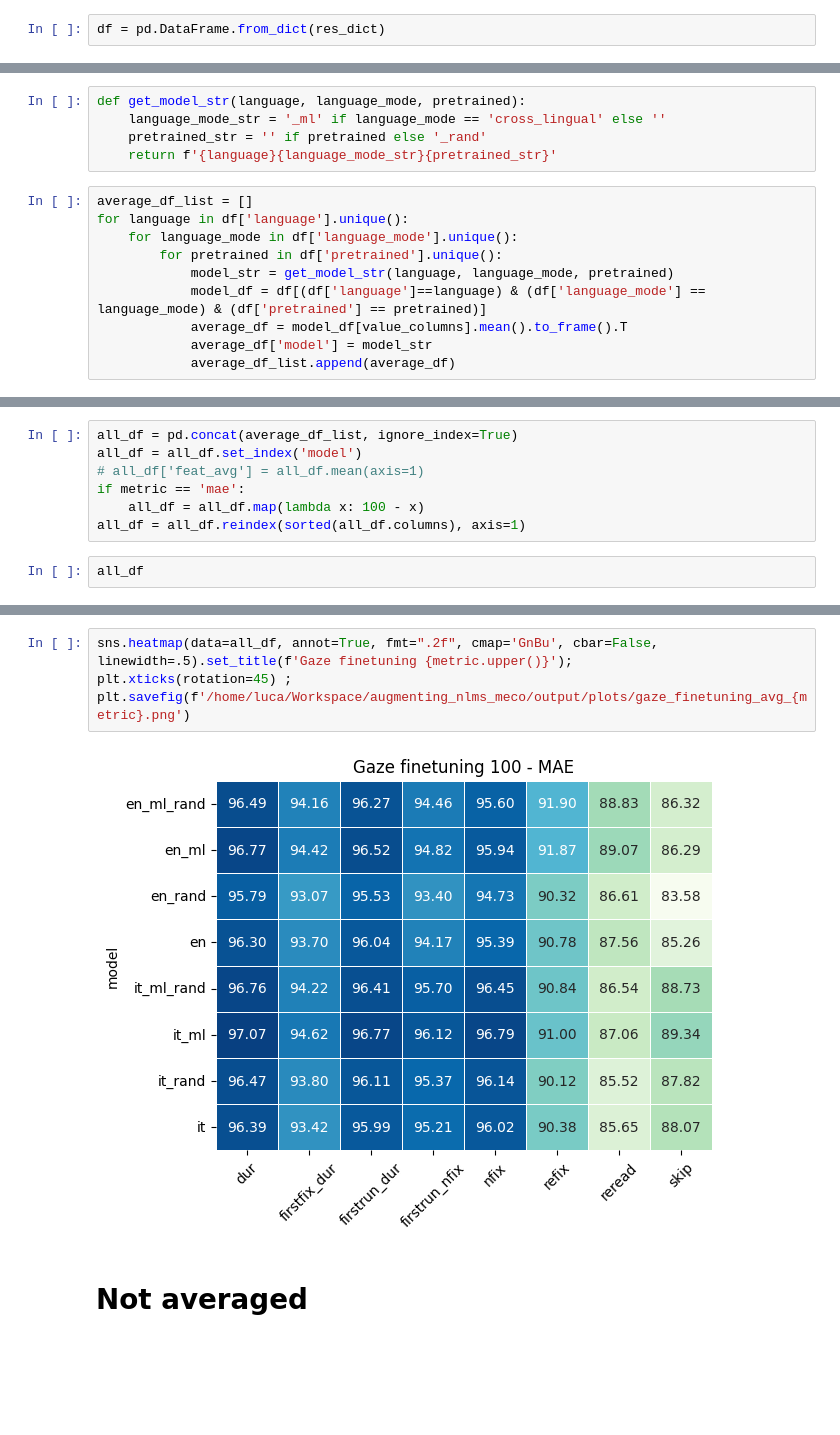
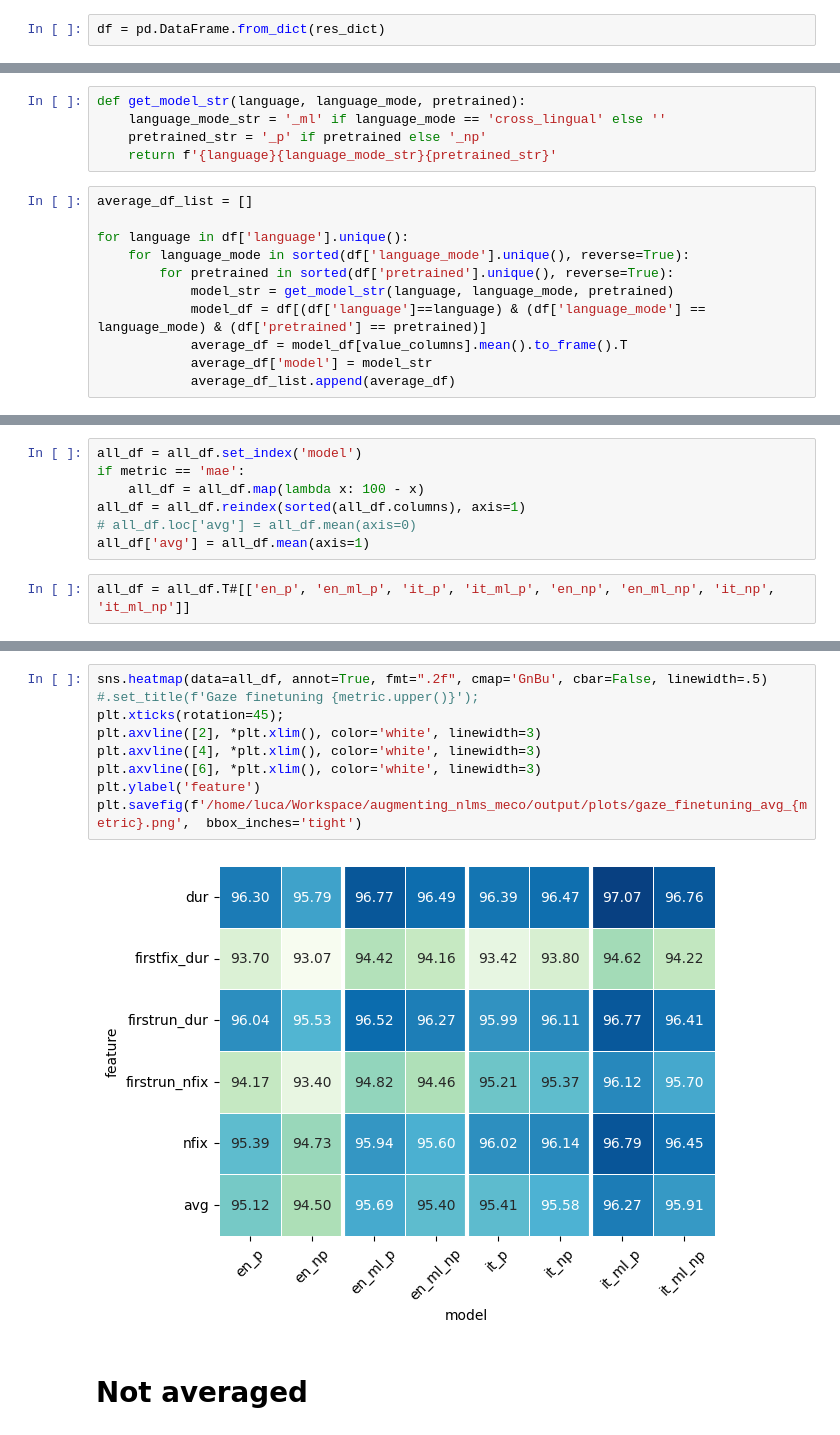
Before and after one commit to Andrew-Wyn/augmenting_nlms_meco, a Jupyter notebook: notebook/visualize_gaze_finetuning_results.ipynb, the cells around one changed output, grey strips where cells are left out. Cells and saved outputs as stored; diff of their text form; blank space fills up the shorter version.

```diff
--- a/notebook/visualize_gaze_finetuning_results.ipynb
+++ b/notebook/visualize_gaze_finetuning_results.ipynb
@@ -56,13 +60,14 @@ df = pd.DataFrame.from_dict(res_dict)
 # %%
 def get_model_str(language, language_mode, pretrained):
     language_mode_str = '_ml' if language_mode == 'cross_lingual' else ''
-    pretrained_str = '' if pretrained else '_rand'
+    pretrained_str = '_p' if pretrained else '_np'
     return f'{language}{language_mode_str}{pretrained_str}'
 # %%
 average_df_list = []
+
 for language in df['language'].unique():
-    for language_mode in df['language_mode'].unique():
-        for pretrained in df['pretrained'].unique():
+    for language_mode in sorted(df['language_mode'].unique(), reverse=True):
+        for pretrained in sorted(df['pretrained'].unique(), reverse=True):
             model_str = get_model_str(language, language_mode, pretrained)
             model_df = df[(df['language']==language) & (df['language_mode'] == language_mode) & (df['pretrained'] == pretrained)]
             average_df = model_df[value_columns].mean().to_frame().T
@@ -71,9 +78,9 @@ for language in df['language'].unique():
 # %%
-all_df = pd.concat(average_df_list, ignore_index=True)
 all_df = all_df.set_index('model')
-# all_df['feat_avg'] = all_df.mean(axis=1)
 if metric == 'mae':
     all_df = all_df.map(lambda x: 100 - x)
 all_df = all_df.reindex(sorted(all_df.columns), axis=1)
+# all_df.loc['avg'] = all_df.mean(axis=0)
+all_df['avg'] = all_df.mean(axis=1)
 # %%
-all_df
+all_df = all_df.T#[['en_p', 'en_ml_p', 'it_p', 'it_ml_p', 'en_np', 'en_ml_np', 'it_np', 'it_ml_np']]
@@ -91,9 +87,13 @@ all_df
 # %%
-sns.heatmap(data=all_df, annot=True, fmt=".2f", cmap='GnBu', cbar=False, linewidth=.5).set_title(f'Gaze finetuning {metric.upper()}');
-plt.xticks(rotation=45) ;
-plt.savefig(f'/home/luca/Workspace/augmenting_nlms_meco/output/plots/gaze_finetuning_avg_{metric}.png')
+sns.heatmap(data=all_df, annot=True, fmt=".2f", cmap='GnBu', cbar=False, linewidth=.5) #.set_title(f'Gaze finetuning {metric.upper()}');
+plt.xticks(rotation=45);
+plt.axvline([2], *plt.xlim(), color='white', linewidth=3)
+plt.axvline([4], *plt.xlim(), color='white', linewidth=3)
+plt.axvline([6], *plt.xlim(), color='white', linewidth=3)
+plt.ylabel('feature')
+plt.savefig(f'/home/luca/Workspace/augmenting_nlms_meco/output/plots/gaze_finetuning_avg_{metric}.png',  bbox_inches='tight')
 # %% [output]
-[figure, old version]
+[figure, new version]
 # %% [markdown]
 # Not averaged
 # %%
```
Also changed, not shown: parts of 5 cells of this notebook, 5 other files.
